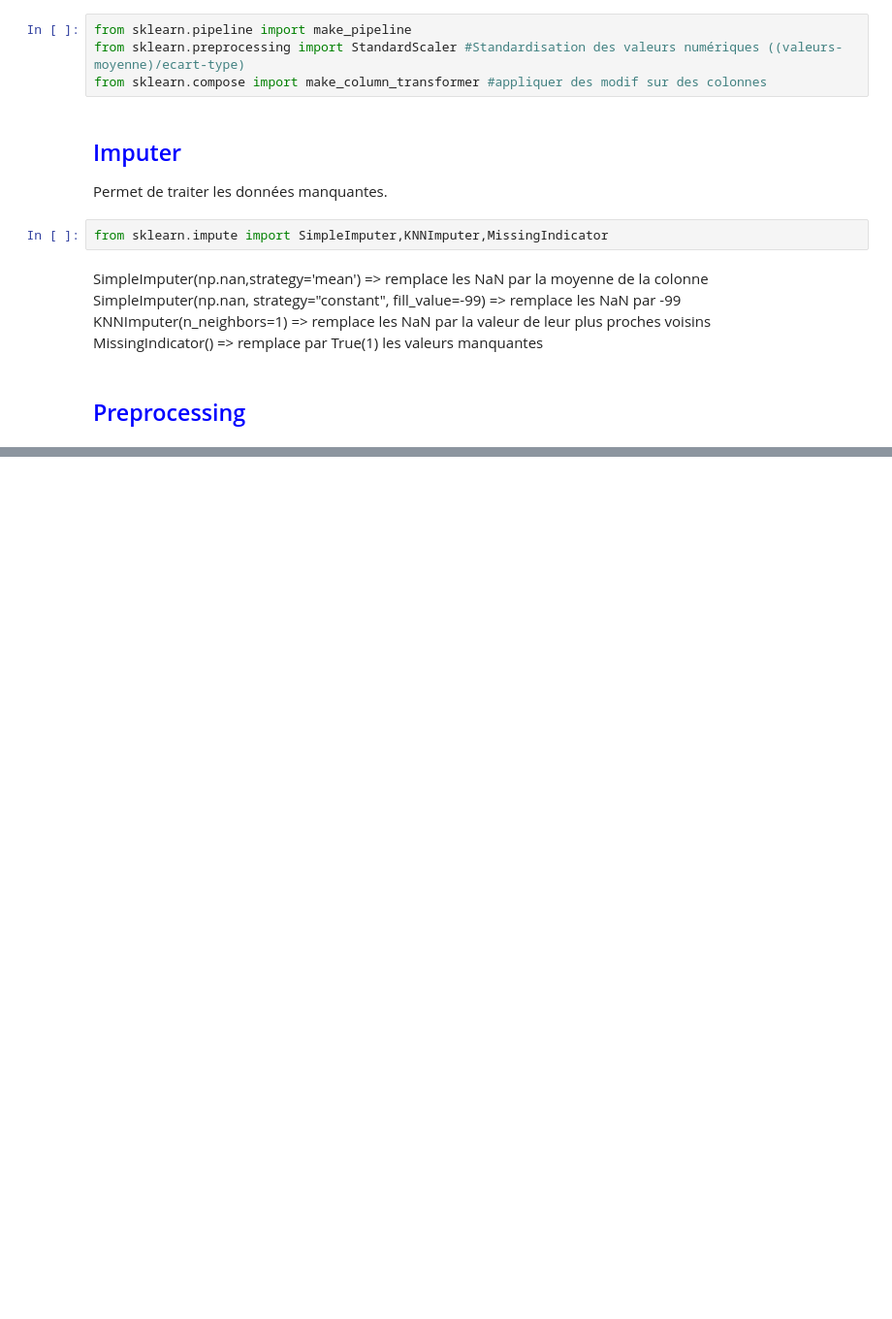
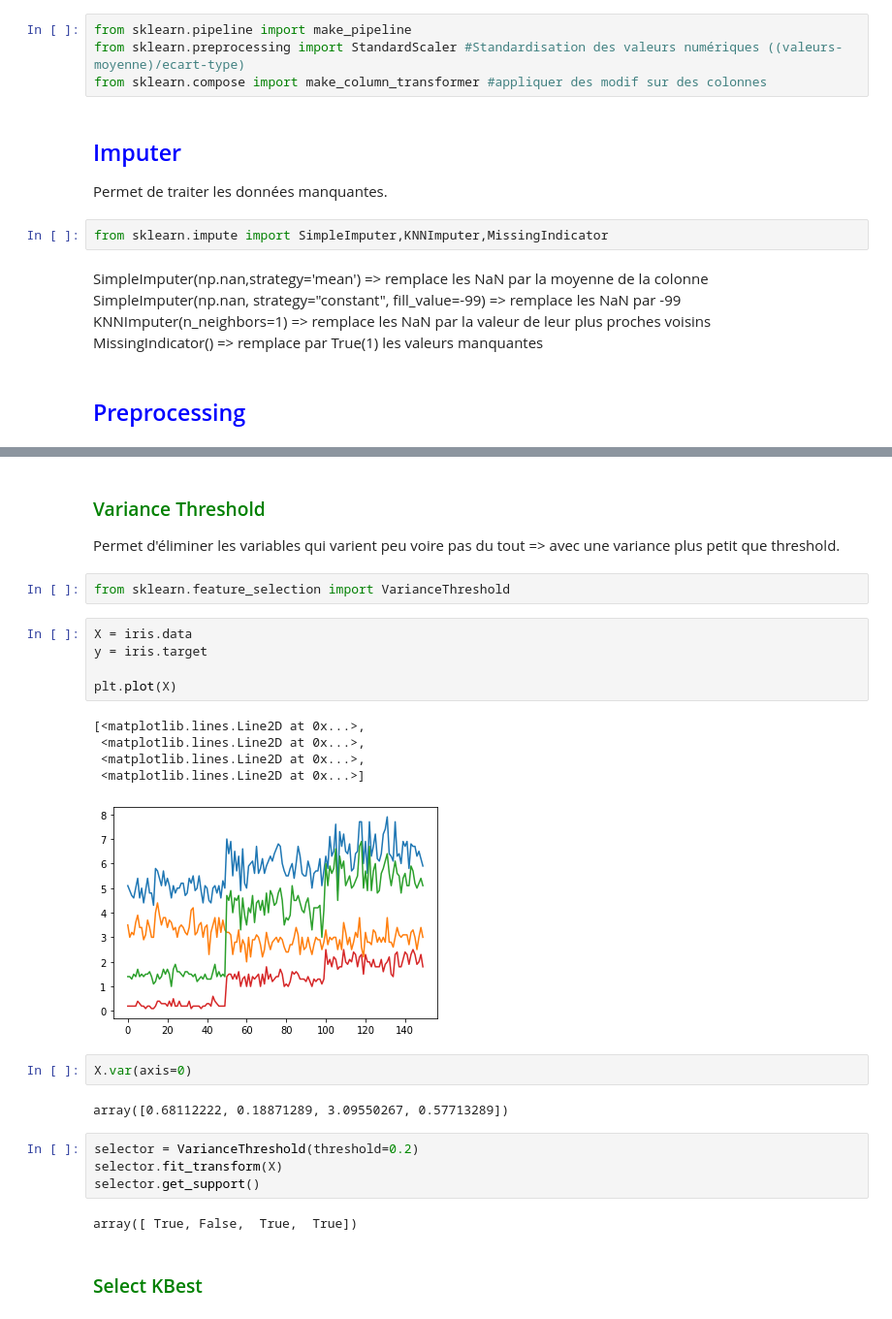
Before and after one commit to RudyBourez/Machine_Learning, a Jupyter notebook: Cours/sklearn.ipynb, the cells around one changed output, grey strips where cells are left out. Shown: that part at 97% size. Saved outputs shown, nothing was run; the diff lists cells and outputs as text; blank space fills up the shorter version.

```diff
--- a/Cours/sklearn.ipynb
+++ b/Cours/sklearn.ipynb
@@ -259,0 +265,29 @@ Permet de faire des traitements quantitatifs sur nos données (standardisation,
+# %% [markdown]
+### <font color="green">Variance Threshold </font>
+
+Permet d'éliminer les variables qui varient peu voire pas du tout => avec une variance plus petit que threshold.
+# %%
+from sklearn.feature_selection import VarianceThreshold
+# %%
+X = iris.data
+y = iris.target
+
+plt.plot(X)
+# %% [output]
+[<matplotlib.lines.Line2D at 0x...>,
+ <matplotlib.lines.Line2D at 0x...>,
+ <matplotlib.lines.Line2D at 0x...>,
+ <matplotlib.lines.Line2D at 0x...>]
+[figure, added]
+# %%
+X.var(axis=0)
+# %% [output]
+array([0.68112222, 0.18871289, 3.09550267, 0.57713289])
+# %%
+selector = VarianceThreshold(threshold=0.2)
+selector.fit_transform(X)
+selector.get_support()
+# %% [output]
+array([ True, False,  True,  True])
+# %% [markdown]
+### <font color="green">Select KBest</font>
```
Also changed, not shown: parts of 2 cells of this notebook, 2 other files.
